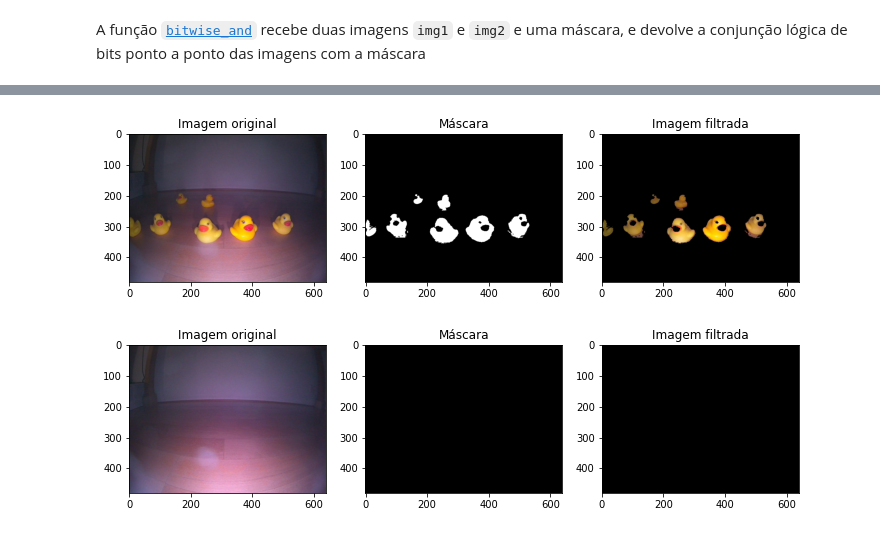
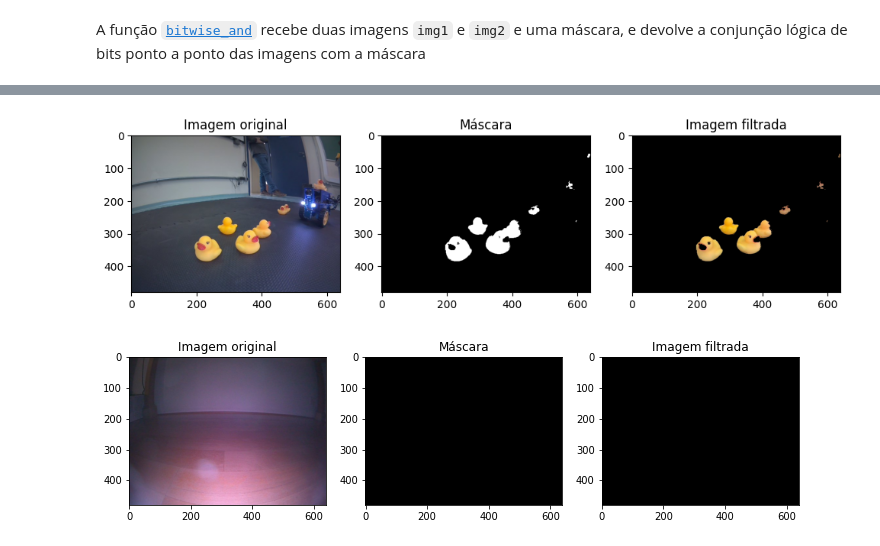
Before and after one commit to raulcdinardi/duckievillage-assignments, a Jupyter notebook: braitenberg/filtro.ipynb, the cells around one changed output, grey strips where cells are left out. Drawn from its saved outputs; the diff is of its cells as text; code cells hidden in the pictures.

Commit message:
add more real pics

```diff
--- a/braitenberg/filtro.ipynb
+++ b/braitenberg/filtro.ipynb
@@ -213,20 +213,20 @@ ax[2].set_title('Imagem filtrada');
 # %% [output]
 [figure]
 # %%
-# Outra imagem real
-img_real = cv2.cvtColor(cv2.imread('img/manyduckies.jpg'), cv2.COLOR_BGR2RGB)
+# Outra imagem real (tirada em sala)
+img_real = cv2.cvtColor(cv2.imread('img/muitospatos.jpeg'), cv2.COLOR_BGR2RGB)
 hsv_real = cv2.cvtColor(img_real, cv2.COLOR_RGB2HSV)
 mask_real = cv2.inRange(hsv_real, lower_hsv, upper_hsv)
 masked_real = cv2.bitwise_and(img_real, img_real, mask=mask_real)
 f, ax = plt.subplots(1,3, figsize=(12,5))
 ax[0].imshow(img_real);
 ax[0].set_title('Imagem original');
 ax[1].imshow(mask_real, cmap='gray');
 ax[1].set_title('Máscara');
 ax[2].imshow(masked_real);
 ax[2].set_title('Imagem filtrada');
 # %% [output]
-[figure, old version]
+[figure, new version]
 # %%
 # Uma imagem real sem patos (mascara deveria ser nula)
 img_real = cv2.cvtColor(cv2.imread('img/noduckies.jpg'), cv2.COLOR_BGR2RGB)
```
Also changed, not shown: parts of 9 cells of this notebook, 9 other files.
